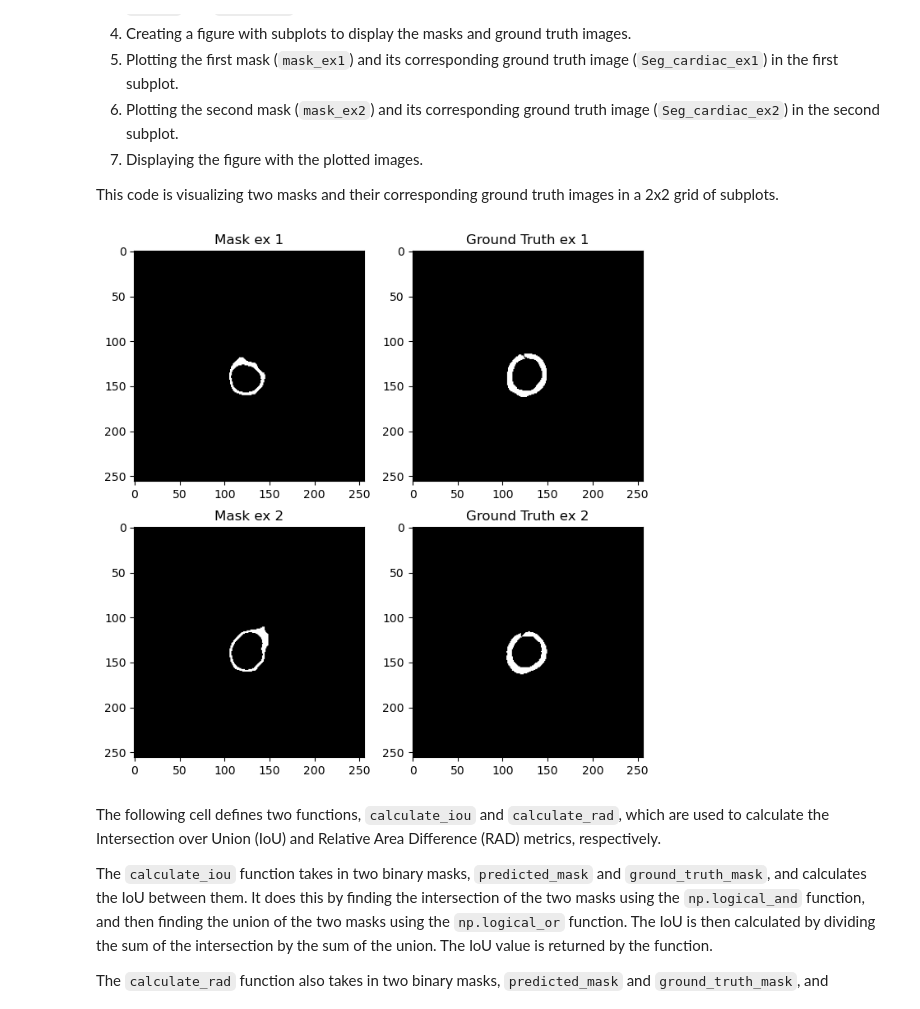
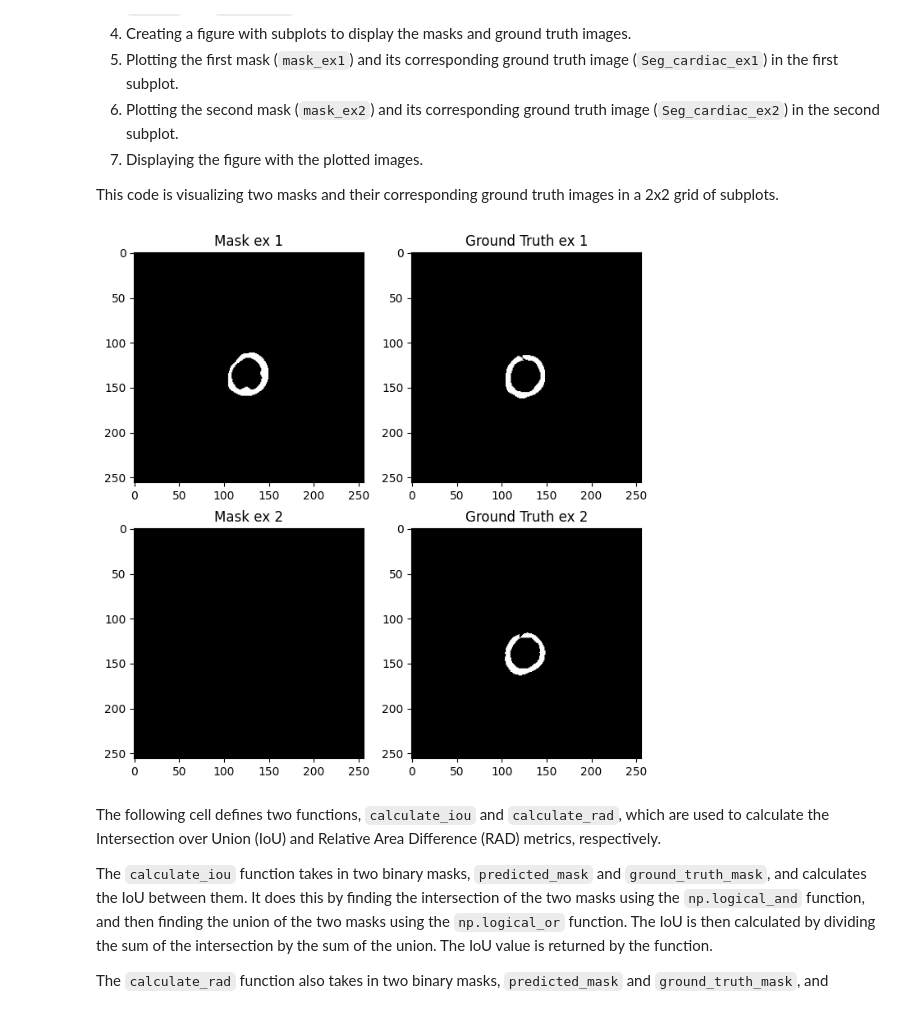
Before and after one commit to dftorresro/IMA204---TP3-Medical-Segmentation, a Jupyter notebook: TP_seg_MEDIMA_204_STUDENTS.ipynb, the cells around one changed output. Saved outputs shown, nothing was run; the diff lists cells and outputs as text; code cells hidden in the pictures.

Commit message:
Mask algorithm improved

```diff
--- a/TP_seg_MEDIMA_204_STUDENTS.ipynb
+++ b/TP_seg_MEDIMA_204_STUDENTS.ipynb
@@ -647,11 +647,12 @@ The code cell is performing the following tasks:
 4. It plots the cropped image 1 (`ex_1`) in the third subplot and the cropped image 2 (`ex_2`) in the fourth subplot (`ax[3]`).
 # %%
 # Cropping the images to remove the black borders
-crop_size = 100
-center = 256 /2
+crop_size = 150
+center_x = 256 /2 + 7
+center_y = 256 /2
 
-ex_1 = Img_cardiac_ex1[int(center - crop_size/2) : int(center + crop_size/2), int(center - crop_size/2) : int(center + crop_size/2)]
-ex_2 = Img_cardiac_ex2[int(center - crop_size/2) : int(center + crop_size/2), int(center - crop_size/2) : int(center + crop_size/2)]
+ex_1 = Img_cardiac_ex1[int(center_x - crop_size/2) : int(center_x + crop_size/2), int(center_y - crop_size/2) : int(center_y + crop_size/2)]
+ex_2 = Img_cardiac_ex2[int(center_x - crop_size/2) : int(center_x + crop_size/2), int(center_y - crop_size/2) : int(center_y + crop_size/2)]
 
 # Array of the two examples
 examples = np.array([ex_1, ex_2])
@@ -663,6 +664,7 @@ ax[0].imshow(data[:, :,Ex_index_select_1, t_frame], cmap='gray')
 ax[0].set_title('Original image 1')
 ax[1].imshow(data[:, :,Ex_index_select_2, t_frame], cmap='gray')
 ax[1].set_title('Original image 2')
+
 ax[2].imshow(ex_1, cmap='gray')
 ax[2].set_title('Cropped image 1')
 ax[3].imshow(ex_2, cmap='gray')
@@ -854,0 +986,23 @@ plt.show()
+# %%
+# COMBINING THE INTERNAL AND EXTERNAL SEGMENTATION -------------------------------------------------------------
+final_mask = np.zeros_like(ls)
+
+ls[0], ls[1] = ls[0] == 0, ls[1] == 0
+
+# Combining the two masks (AND)
+final_mask[0] = np.logical_and(ls[0], ls[2])
+final_mask[1] = np.logical_and(ls[1], ls[3])
+
+# Plotting each mask, the final mask and the ground truth
+fig, axes = plt.subplots(1, 3, figsize=(10, 10))
+ax = axes.ravel()
+
+ax[0].imshow(ls[0], cmap='gray')
+ax[0].set_title('Internal segmentation')
+
+ax[1].imshow(ls[2], cmap='gray')
+ax[1].set_title('External segmentation')
+
+ax[2].imshow(abs(ls[2] - ls[0]), cmap='gray')
+ax[2].set_title('Final mask')
+plt.show()
@@ -869,33 +1025,33 @@ This code is visualizing two masks and their corresponding ground truth images i
 # %%
 # Setting back the masks dimentions to the original size
 # Mask 1
 mask_ex1 = np.zeros_like(data[:, :,Ex_index_select_1, t_frame])
-ls[0] = (ls[0] != 0)
-mask_ex1[int(center - crop_size/2) : int(center + crop_size/2),
-     int(center - crop_size/2) : int(center + crop_size/2)] = ls[0]
+final_mask[0] = (final_mask[0] != 0)
+mask_ex1[int(center_x - crop_size/2) : int(center_x + crop_size/2),
+     int(center_y - crop_size/2) : int(center_y + crop_size/2)] = final_mask[0]
 
 # Mask 2
 mask_ex2 = np.zeros_like(data[:, :,Ex_index_select_2, t_frame])
-ls[1] = (ls[1] != 0)
-mask_ex2[int(center - crop_size/2) : int(center + crop_size/2),
-     int(center - crop_size/2) : int(center + crop_size/2)] = ls[1]
+final_mask[1] = (final_mask[1] != 0)
+mask_ex2[int(center_x - crop_size/2) : int(center_x + crop_size/2),
+     int(center_y - crop_size/2) : int(center_y + crop_size/2)] = final_mask[1]
 
 # Plotting the masks and the grounds truths
 fig, axes = plt.subplots(2, 2, figsize=(8, 8))
 ax = axes.ravel()
 
 ax[0].imshow(mask_ex1, cmap='gray')
 ax[0].set_title('Mask ex 1')
 ax[1].imshow(Seg_cardiac_ex1, cmap='gray')
 ax[1].set_title('Ground Truth ex 1')
 
 ax[2].imshow(mask_ex2, cmap='gray')
 ax[2].set_title('Mask ex 2')
 ax[3].imshow(Seg_cardiac_ex2, cmap='gray')
 ax[3].set_title('Ground Truth ex 2')
 plt.show()
 # %% [output]
-[figure, old version]
+[figure, new version]
 # %% [markdown]
 The following cell defines two functions, `calculate_iou` and `calculate_rad`, which are used to calculate the Intersection over Union (IoU) and Relative Area Difference (RAD) metrics, respectively.
 
```
Also changed, not shown: parts of 27 cells of this notebook.
